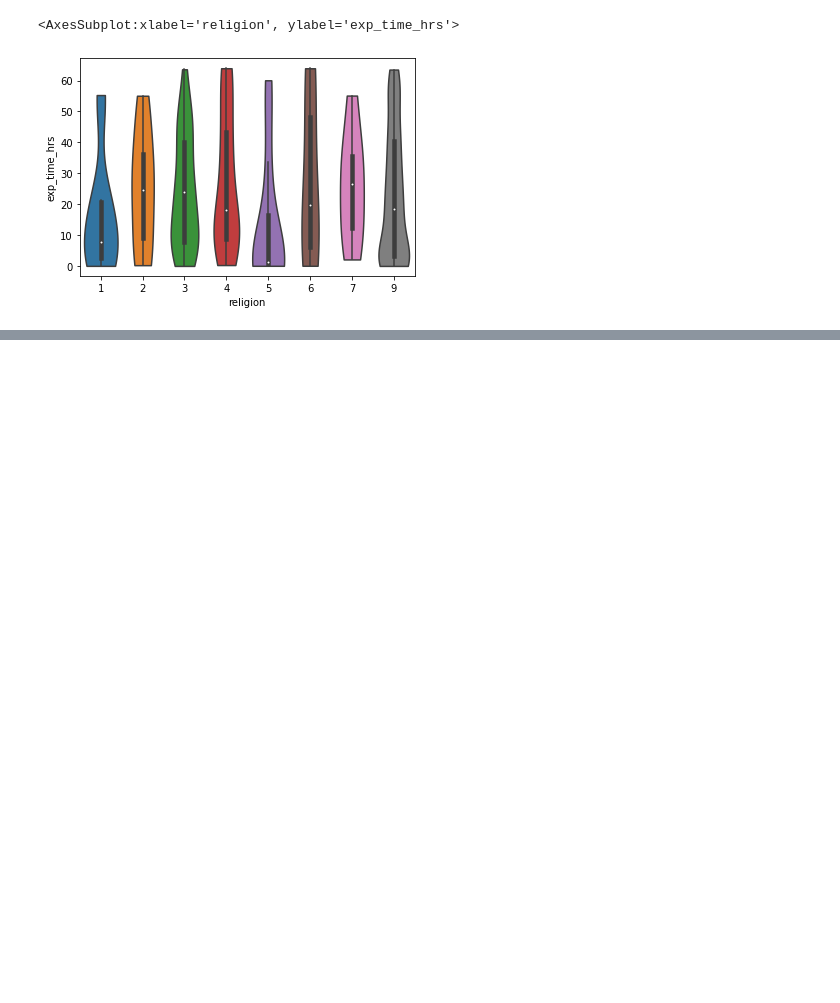
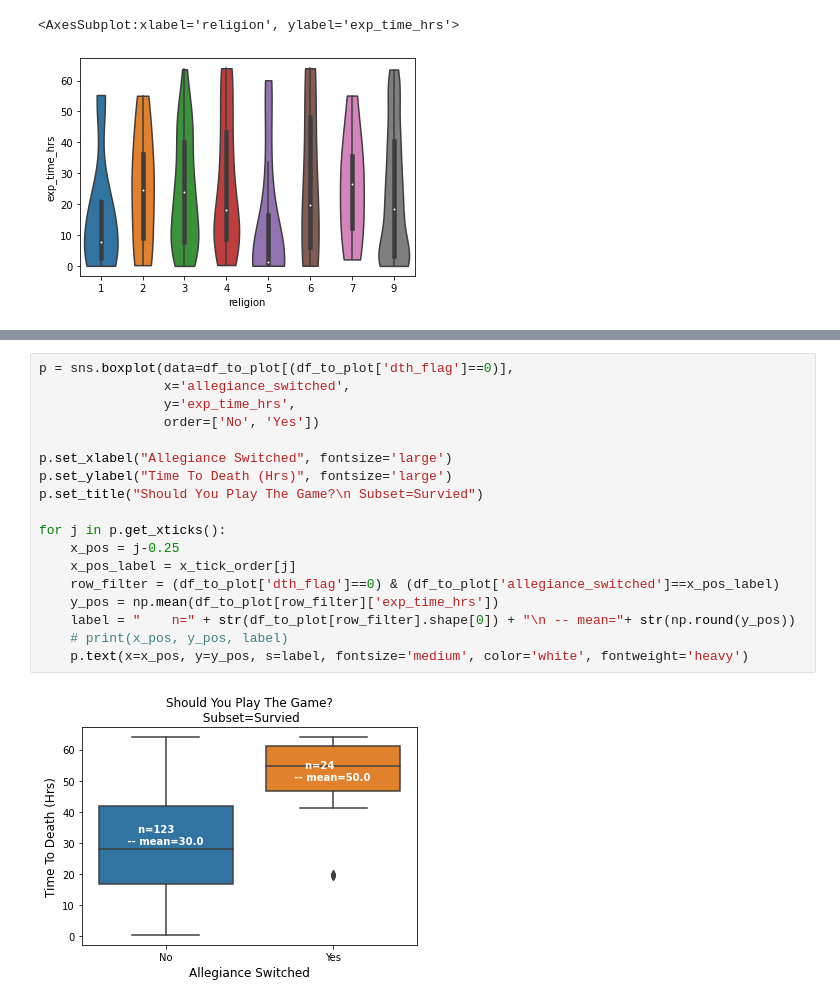
Before and after one commit to hanewinckel/ppas-python, a Jupyter notebook: notebooks/DataManipulation-Python-PPAS.ipynb, the cells around one changed output, grey strips where cells are left out. Drawn from its saved outputs; the diff is of its cells as text; blank space fills up the shorter version.

```diff
--- a/notebooks/DataManipulation-Python-PPAS.ipynb
+++ b/notebooks/DataManipulation-Python-PPAS.ipynb
@@ -551,0 +717,20 @@ sns.violinplot(data=df, x='religion',y='exp_time_hrs',cut=0)
+# %%
+p = sns.boxplot(data=df_to_plot[(df_to_plot['dth_flag']==0)],
+                x='allegiance_switched',
+                y='exp_time_hrs',
+                order=['No', 'Yes'])
+
+p.set_xlabel("Allegiance Switched", fontsize='large')
+p.set_ylabel("Time To Death (Hrs)", fontsize='large')
+p.set_title("Should You Play The Game?\n Subset=Survied")
+
+for j in p.get_xticks():
+    x_pos = j-0.25
+    x_pos_label = x_tick_order[j]
+    row_filter = (df_to_plot['dth_flag']==0) & (df_to_plot['allegiance_switched']==x_pos_label)
+    y_pos = np.mean(df_to_plot[row_filter]['exp_time_hrs'])
+    label = "    n=" + str(df_to_plot[row_filter].shape[0]) + "\n -- mean="+ str(np.round(y_pos))
+    # print(x_pos, y_pos, label)
+    p.text(x=x_pos, y=y_pos, s=label, fontsize='medium', color='white', fontweight='heavy')
+# %% [output]
+[figure, added]
```
Also changed, not shown: parts of 50 cells of this notebook.
